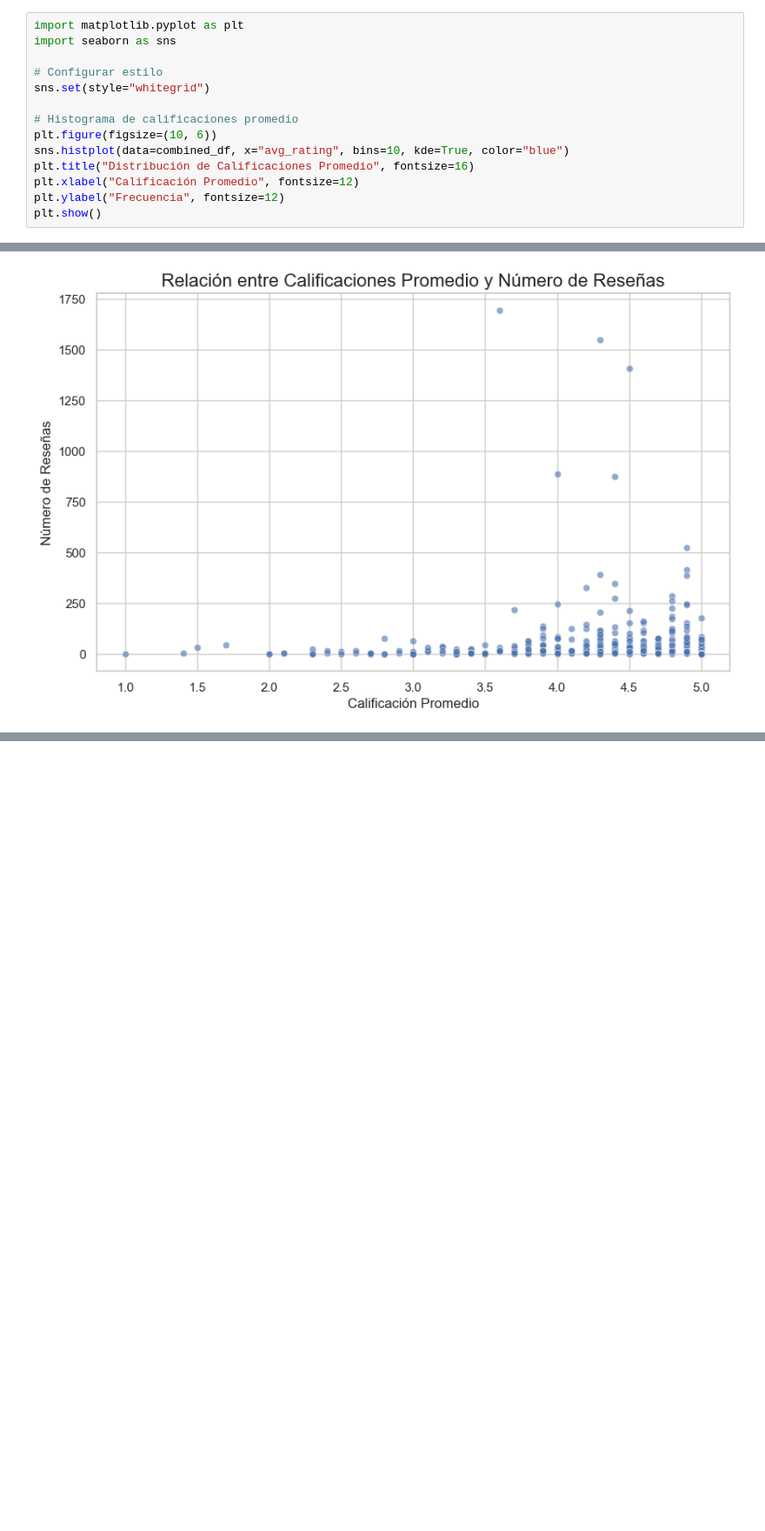
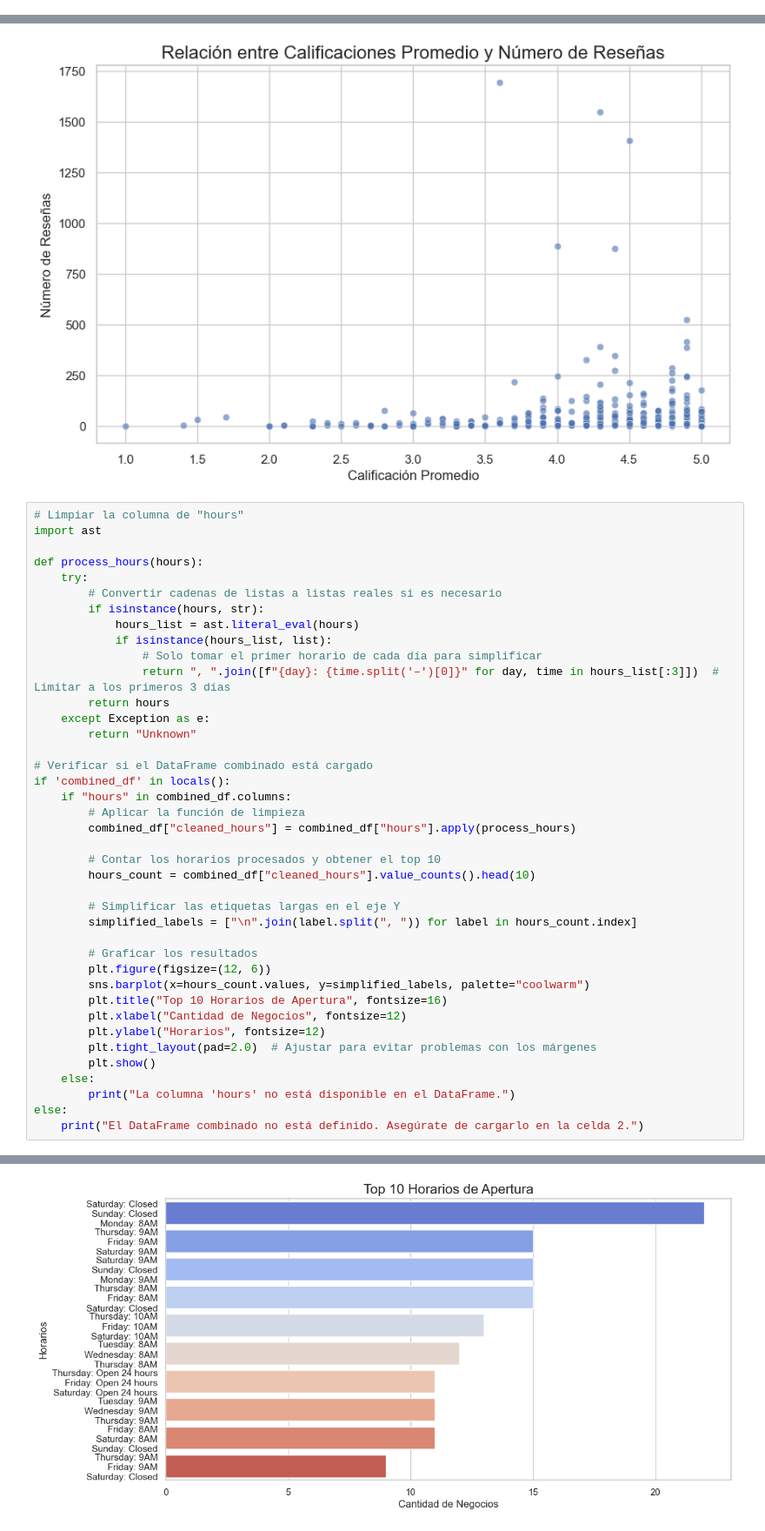
Before and after one commit to SantiagoQuicenoNovoaZikpo/PF-Google-Yelp-ML-, a Jupyter notebook: eda_google_maps.ipynb, the cells around one changed output, grey strips where cells are left out. Shown at 87% size. Saved outputs shown, nothing was run; the diff lists cells and outputs as text; blank space fills up the shorter version.

```diff
--- a/eda_google_maps.ipynb
+++ b/eda_google_maps.ipynb
@@ -65,17 +64,3 @@ else:
     print("No se encontraron archivos procesados para combinar.")
 # %% [output]
 Se han combinado 622 archivos. Total de filas: 31100
-# %%
-import matplotlib.pyplot as plt
-import seaborn as sns
-
-# Configurar estilo
-sns.set(style="whitegrid")
-
-# Histograma de calificaciones promedio
-plt.figure(figsize=(10, 6))
-sns.histplot(data=combined_df, x="avg_rating", bins=10, kde=True, color="blue")
-plt.title("Distribución de Calificaciones Promedio", fontsize=16)
-plt.xlabel("Calificación Promedio", fontsize=12)
-plt.ylabel("Frecuencia", fontsize=12)
-plt.show()
@@ -107,3 +103,44 @@ plt.ylabel("Número de Reseñas", fontsize=12)
 plt.show()
 # %% [output]
 [figure]
+# %%
+# Limpiar la columna de "hours"
+import ast
+
+def process_hours(hours):
+    try:
+        # Convertir cadenas de listas a listas reales si es necesario
+        if isinstance(hours, str):
+            hours_list = ast.literal_eval(hours)
+            if isinstance(hours_list, list):
+                # Solo tomar el primer horario de cada día para simplificar
+                return ", ".join([f"{day}: {time.split('–')[0]}" for day, time in hours_list[:3]])  # Limitar a los primeros 3 días
+        return hours
+    except Exception as e:
+        return "Unknown"
+
+# Verificar si el DataFrame combinado está cargado
+if 'combined_df' in locals():
+    if "hours" in combined_df.columns:
+        # Aplicar la función de limpieza
+        combined_df["cleaned_hours"] = combined_df["hours"].apply(process_hours)
+
+        # Contar los horarios procesados y obtener el top 10
+        hours_count = combined_df["cleaned_hours"].value_counts().head(10)
+
+        # Simplificar las etiquetas largas en el eje Y
+        simplified_labels = ["\n".join(label.split(", ")) for label in hours_count.index]
+
+        # Graficar los resultados
+        plt.figure(figsize=(12, 6))
+        sns.barplot(x=hours_count.values, y=simplified_labels, palette="coolwarm")
+        plt.title("Top 10 Horarios de Apertura", fontsize=16)
+        plt.xlabel("Cantidad de Negocios", fontsize=12)
+        plt.ylabel("Horarios", fontsize=12)
+        plt.tight_layout(pad=2.0)  # Ajustar para evitar problemas con los márgenes
+        plt.show()
+    else:
+        print("La columna 'hours' no está disponible en el DataFrame.")
+else:
+    print("El DataFrame combinado no está definido. Asegúrate de cargarlo en la celda 2.")
+# %% [output]
@@ -109,0 +150 @@ plt.show()
+[figure, added]
```
Also changed, not shown: parts of 10 cells of this notebook.
